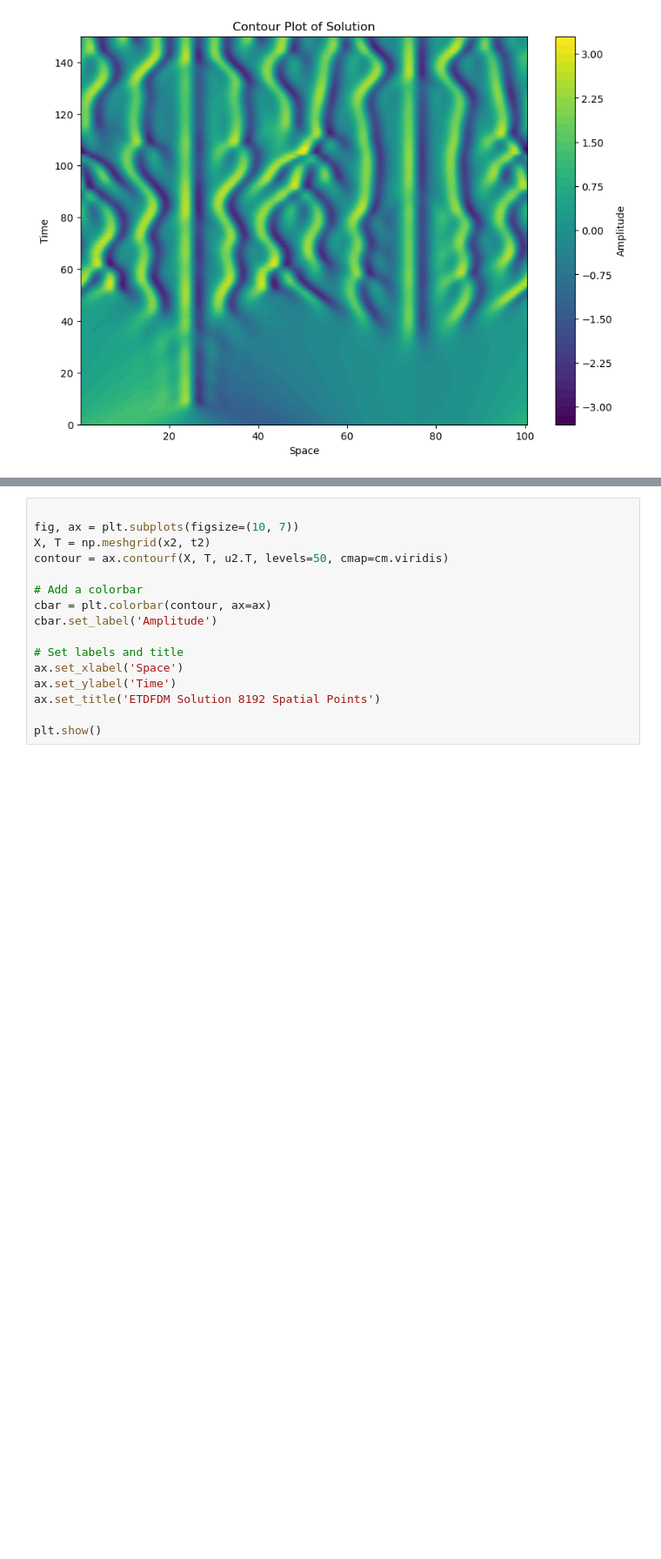
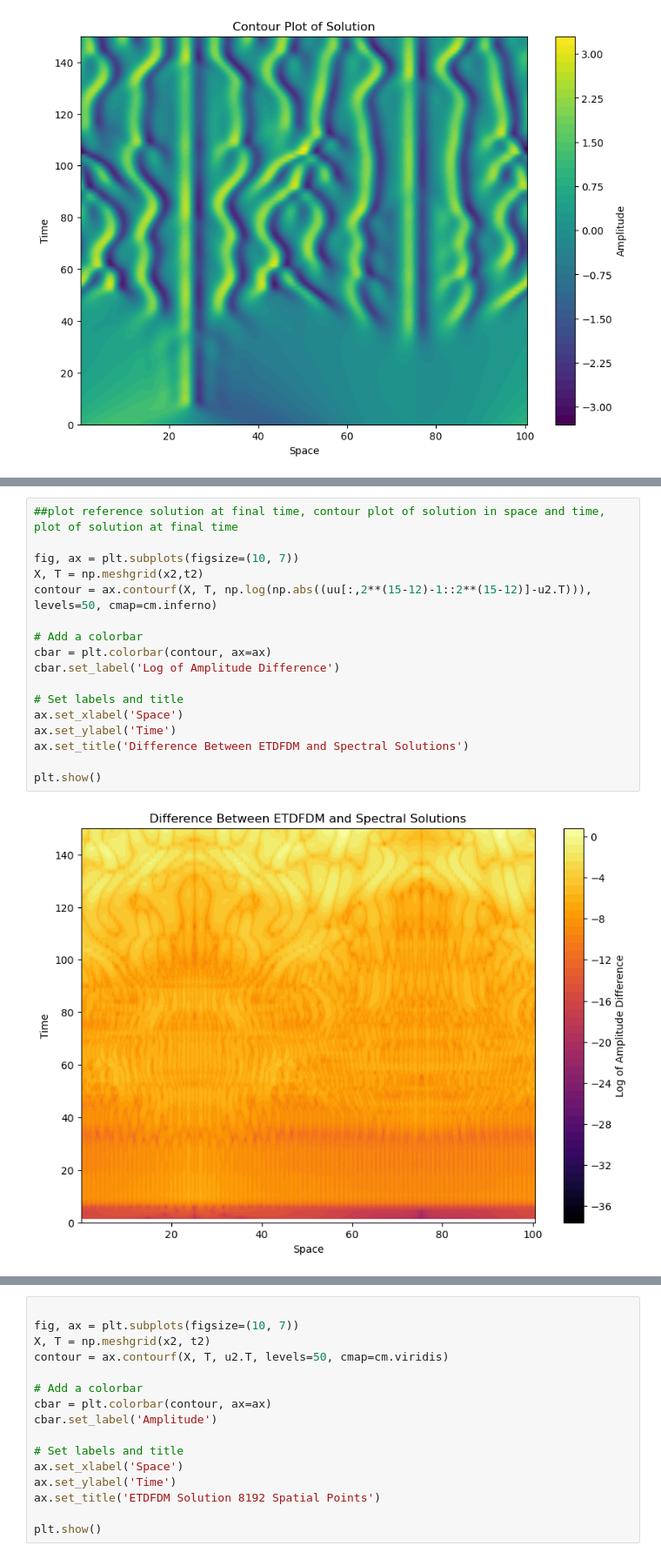
Before and after one commit to Gaffeyh/Research_Project, a Jupyter notebook: ETD_FDM/Comparison_KS.ipynb, the cells around one changed output, grey strips where cells are left out. Shown at 87% size. Drawn from its saved outputs; the diff is of its cells as text; blank space fills up the shorter version.

```diff
--- a/ETD_FDM/Comparison_KS.ipynb
+++ b/ETD_FDM/Comparison_KS.ipynb
@@ -451,0 +774,19 @@ plt.show()
+# %%
+##plot reference solution at final time, contour plot of solution in space and time, plot of solution at final time
+
+fig, ax = plt.subplots(figsize=(10, 7))
+X, T = np.meshgrid(x2,t2)
+contour = ax.contourf(X, T, np.log(np.abs((uu[:,2**(15-12)-1::2**(15-12)]-u2.T))), levels=50, cmap=cm.inferno)
+
+# Add a colorbar
+cbar = plt.colorbar(contour, ax=ax)
+cbar.set_label('Log of Amplitude Difference')
+
+# Set labels and title
+ax.set_xlabel('Space')
+ax.set_ylabel('Time')
+ax.set_title('Difference Between ETDFDM and Spectral Solutions')
+
+plt.show()
+# %% [output]
+[figure, added]
```
Also changed, not shown: parts of 26 cells of this notebook, 10 other files.
